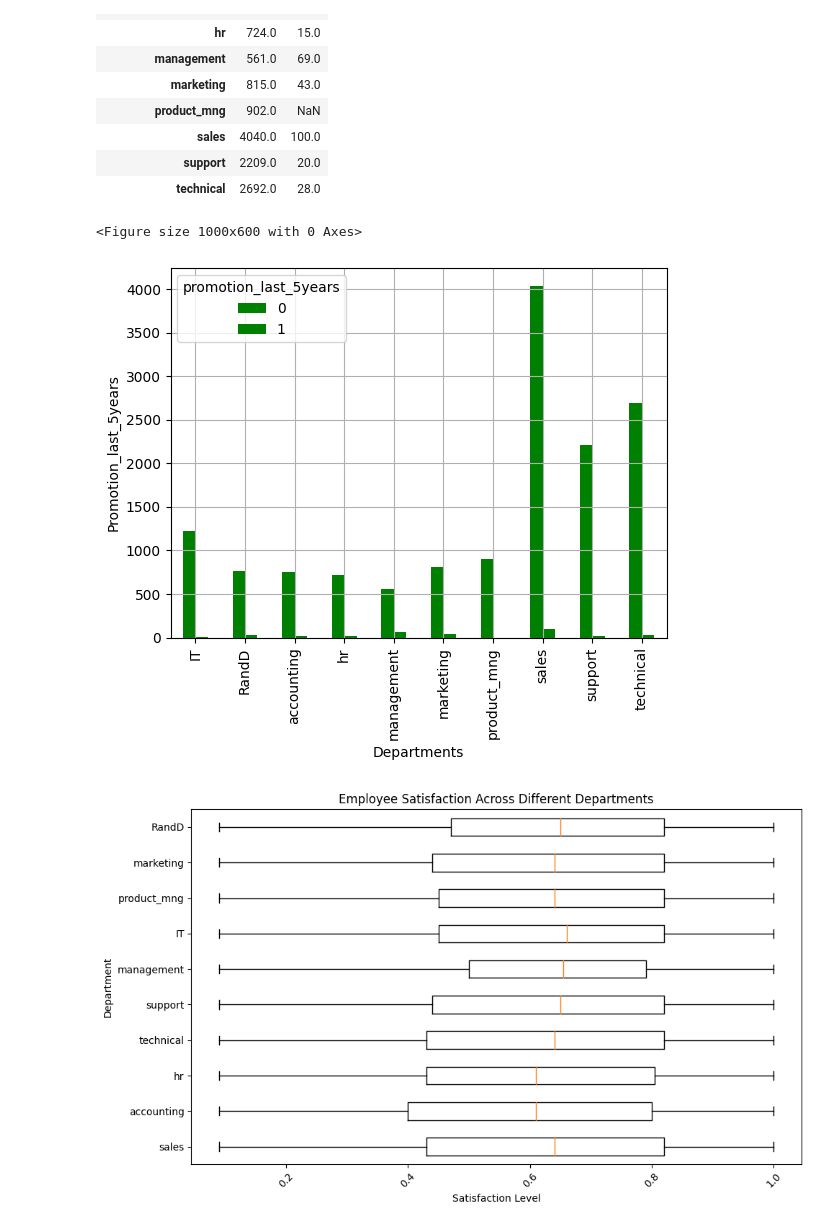
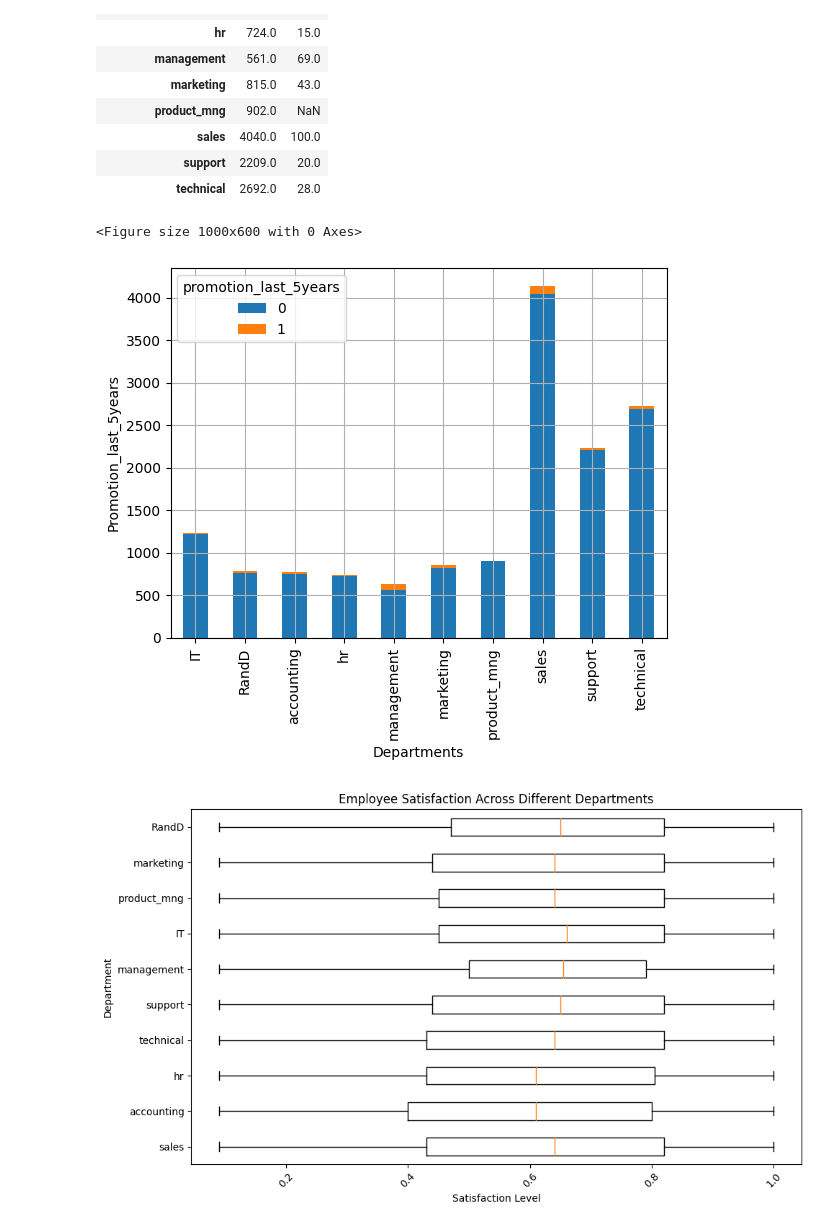
Before and after one commit to bhandariarun/KMC, a Jupyter notebook: week6/day_01/matplotlib/matplot.ipynb, the cells around one changed output. Saved outputs shown, nothing was run; the diff lists cells and outputs as text; code cells hidden in the pictures.

```diff
--- a/week6/day_01/matplotlib/matplot.ipynb
+++ b/week6/day_01/matplotlib/matplot.ipynb
@@ -241,15 +241,15 @@ dis
 | technical | 2692.0 | 28.0 |
 # %%
 plt.figure(figsize=(10, 6))
-dis.plot(kind='bar', color='g')
+dis.plot(kind='bar', stacked=True)
 # plt.title('Average Satisfaction Vs. Years of Employment')
 plt.xlabel('Departments')
 plt.ylabel('Promotion_last_5years')
 plt.grid(True)
 plt.show()
 # %% [output]
 <Figure size 1000x600 with 0 Axes>
-[figure, old version]
+[figure, new version]
 # %%
 #6. `How does employee satisfaction vary across different departments?` [Box Plot]
 plt.figure(figsize=(10, 6))
```
